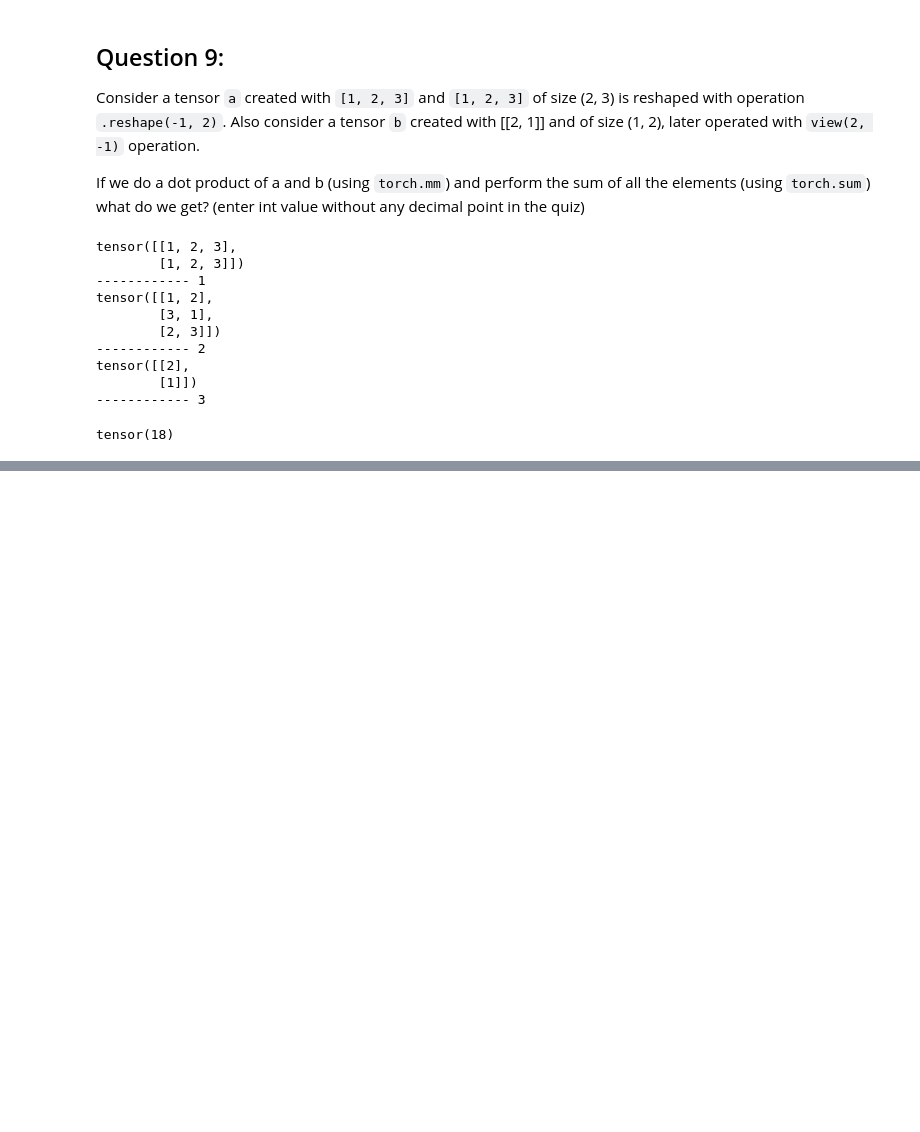
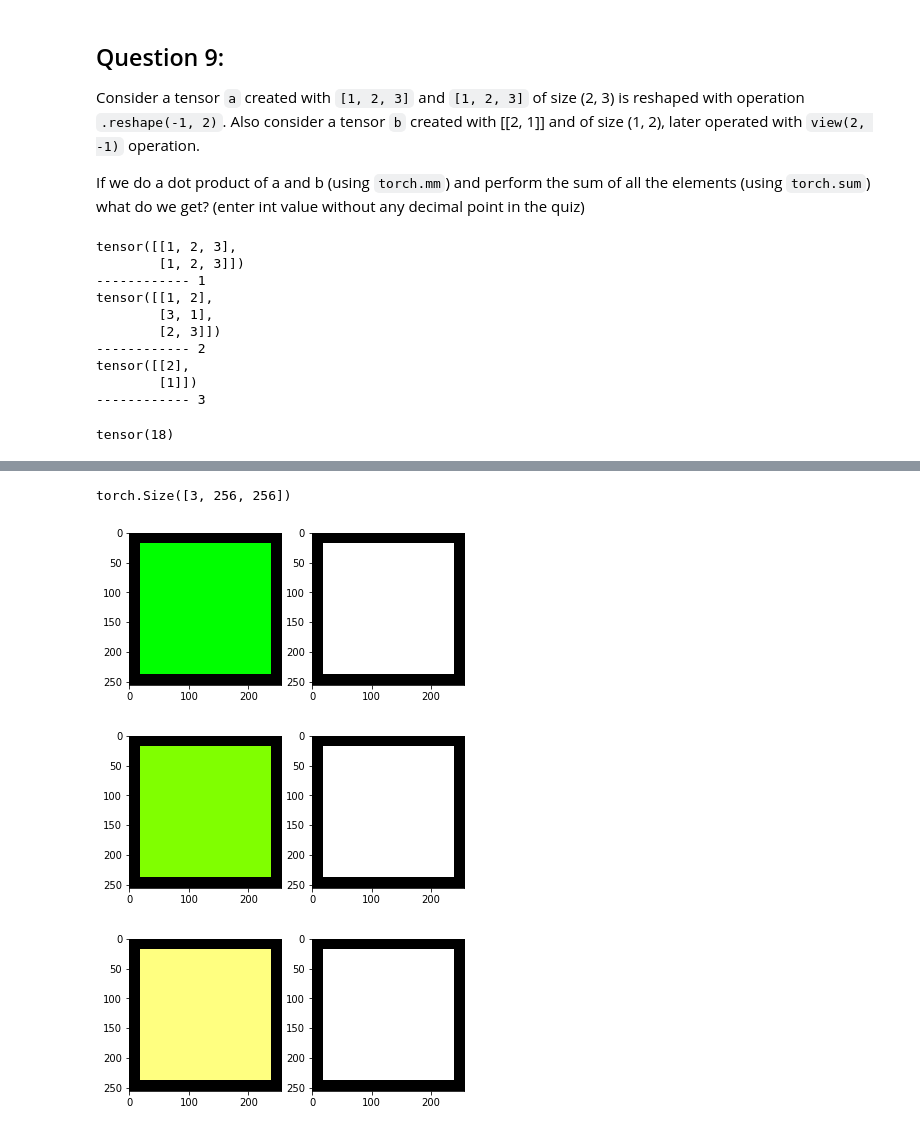
Before and after one commit to naveenkumark1/EVA4, a Jupyter notebook: Week3/pytorch101.ipynb, the cells around one changed output, grey strips where cells are left out. Saved outputs shown, nothing was run; the diff lists cells and outputs as text; code cells hidden in the pictures; blank space fills up the shorter version.

```diff
--- a/Week3/pytorch101.ipynb
+++ b/Week3/pytorch101.ipynb
@@ -512,0 +529,45 @@ tensor(18)
+# %%
+%matplotlib inline
+from matplotlib import pyplot as plt
+
+# Create a black image
+image = torch.zeros(size=(3, 256, 256), dtype=torch.int)
+
+# Leave the borders and make the rest of the image Green
+image[1, 18:256 - 18, 18:256 - 18] = 255
+
+# Create a mask of the same size
+mask = torch.zeros(size=(256, 256), dtype=torch.bool)
+
+# Assuming the green region in the original image is the Region of interest, change the mask to white for that area
+mask[18:256 - 18, 18:256 - 18] = 1
+
+# Create a view of the mask with the same dimensions as the original image
+mask_expanded = mask.expand_as(image)
+print(mask_expanded.shape)
+
+mask_np = mask_expanded.numpy().transpose(1, 2, 0) * 255
+image_np = image.numpy().transpose(1, 2, 0)
+
+fig, ax = plt.subplots(1, 2)
+ax[0].imshow(image_np)
+ax[1].imshow(mask_np)
+plt.show()
+
+image[0, mask] += 128
+fig, ax = plt.subplots(1, 2)
+ax[0].imshow(image_np)
+ax[1].imshow(mask_np)
+plt.show()
+
+image[mask_expanded] += 128
+image.clamp_(0, 255)
+fig, ax = plt.subplots(1, 2)
+ax[0].imshow(image_np)
+ax[1].imshow(mask_np)
+plt.show()
+# %% [output]
+torch.Size([3, 256, 256])
+[figure, added]
+[figure, added]
+[figure, added]
```
Also changed, not shown: parts of 2 cells of this notebook.
